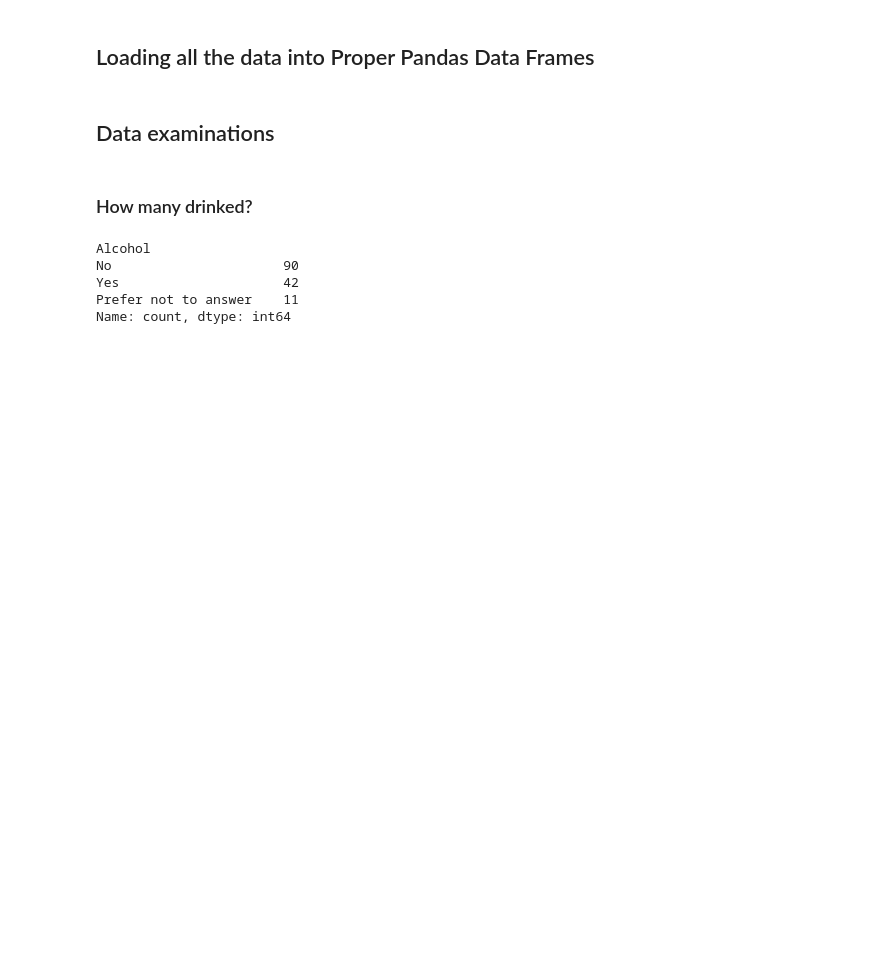
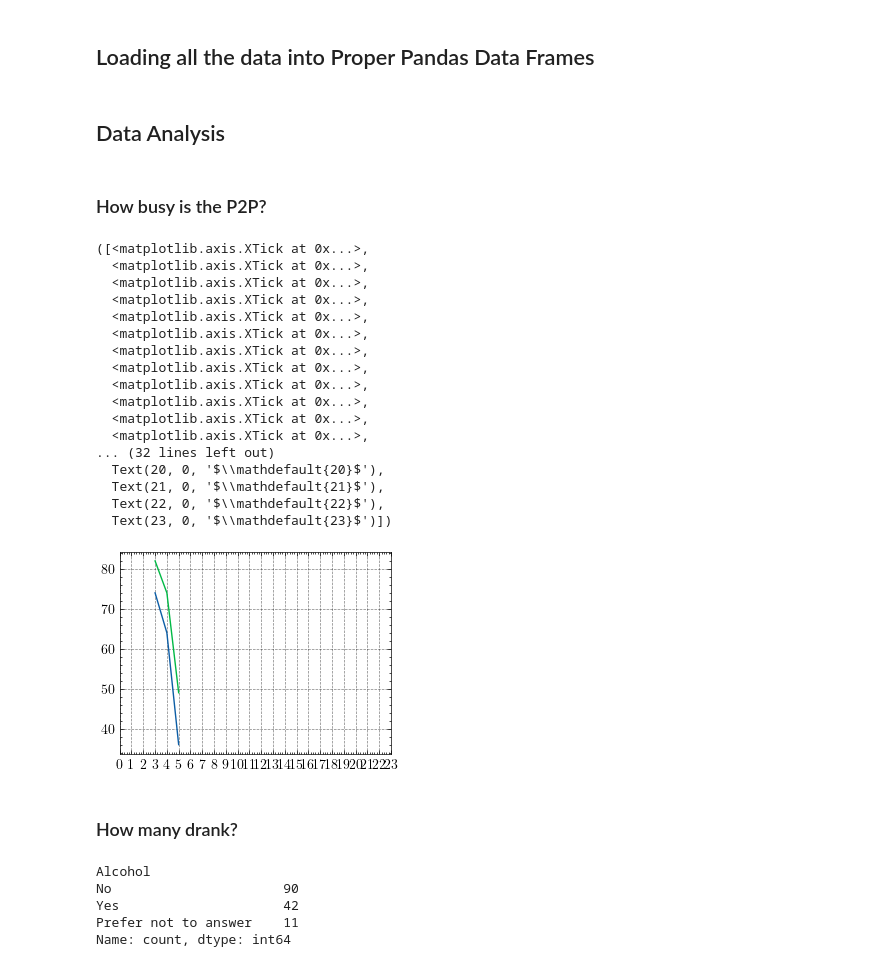
Before and after one commit to acoona/PLAN_89_Final-, a Jupyter notebook: data_analysis.ipynb, the cells around one changed output. Cells and saved outputs as stored; diff of their text form; code cells hidden in the pictures; blank space fills up the shorter version.

```diff
--- a/data_analysis.ipynb
+++ b/data_analysis.ipynb
@@ -37,9 +37,37 @@ drinking_df = drinking_df_raw.rename(
     }
 )
 # %% [markdown]
-## Data examinations
+## Data Analysis
+# %% [markdown]
+### How busy is the P2P?
+# %%
+boarding_df["CreationDate"] = pd.to_datetime(boarding_df['CreationDate'])
+boarding_df['Hour'] = boarding_df["CreationDate"].dt.hour
+boarding_time_group = boarding_df.groupby("Hour")[['Boarded', 'Left']].sum()
+
+plt.plot(boarding_time_group.index, boarding_time_group)
+plt.xticks(range(0,24))
+# %% [output]
+([<matplotlib.axis.XTick at 0x...>,
+  <matplotlib.axis.XTick at 0x...>,
+  <matplotlib.axis.XTick at 0x...>,
+  <matplotlib.axis.XTick at 0x...>,
+  <matplotlib.axis.XTick at 0x...>,
+  <matplotlib.axis.XTick at 0x...>,
+  <matplotlib.axis.XTick at 0x...>,
+  <matplotlib.axis.XTick at 0x...>,
+  <matplotlib.axis.XTick at 0x...>,
+  <matplotlib.axis.XTick at 0x...>,
+  <matplotlib.axis.XTick at 0x...>,
+  <matplotlib.axis.XTick at 0x...>,
+... (32 lines left out)
+  Text(20, 0, '$\\mathdefault{20}$'),
+  Text(21, 0, '$\\mathdefault{21}$'),
+  Text(22, 0, '$\\mathdefault{22}$'),
+  Text(23, 0, '$\\mathdefault{23}$')])
+[figure, added]
 # %% [markdown]
-### How many drinked?
+### How many drank?
 # %%
 drinking_summary = drinking_df['Alcohol'].value_counts()
 drinking_summary
```
Also changed, not shown: parts of 9 cells of this notebook.
